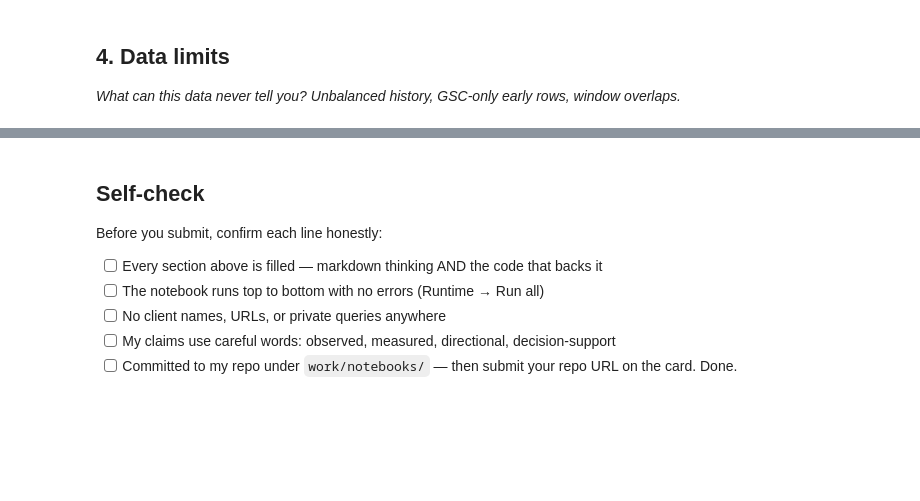
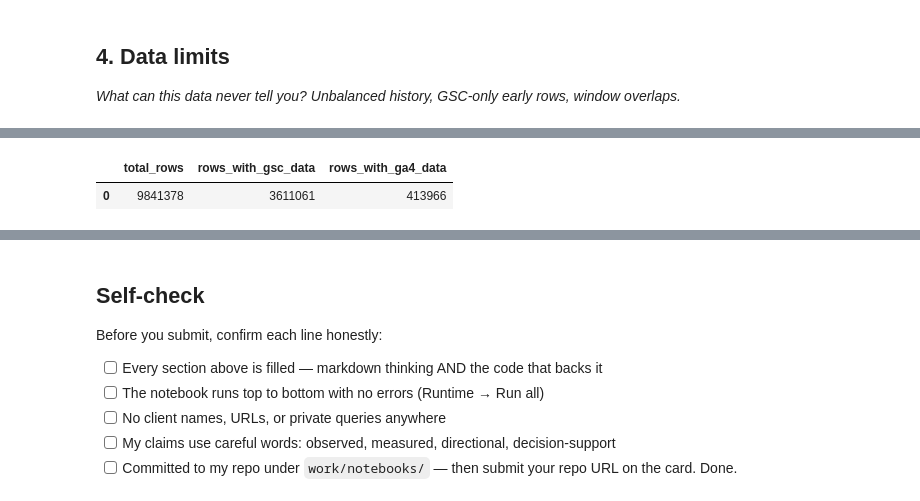
Before and after one commit to Awais-Ahmad10/flyrank_ml_internship, a Jupyter notebook: work/notebooks/w03_data_contract.ipynb, the cells around one changed output, grey strips where cells are left out. Drawn from its saved outputs; the diff is of its cells as text; code cells hidden in the pictures; blank space fills up the shorter version.

Commit message:
Complete Week 3 data contract

```diff
--- a/work/notebooks/w03_data_contract.ipynb
+++ b/work/notebooks/w03_data_contract.ipynb
@@ -36,0 +114,14 @@ This skeleton is yours to fill. Work the sections **in order** — each one has
+# %%
+query_availability = """
+SELECT
+    COUNT(*) as total_rows,
+    COUNT(*) FILTER (WHERE gsc_data_available IS TRUE) as rows_with_gsc_data,
+    COUNT(*) FILTER (WHERE ga4_data_available IS TRUE) as rows_with_ga4_data
+FROM read_parquet('hf://datasets/FlyRank/internship-warehouse/fact_content_daily_performance/month=2026-03/*.parquet')
+"""
+
+df_availability = con.sql(query_availability).df()
+df_availability
+# %% [output]
+|  | total_rows | rows_with_gsc_data | rows_with_ga4_data |
+| 0 | 9841378 | 3611061 | 413966 |
```
Also changed, not shown: parts of 20 cells of this notebook.
